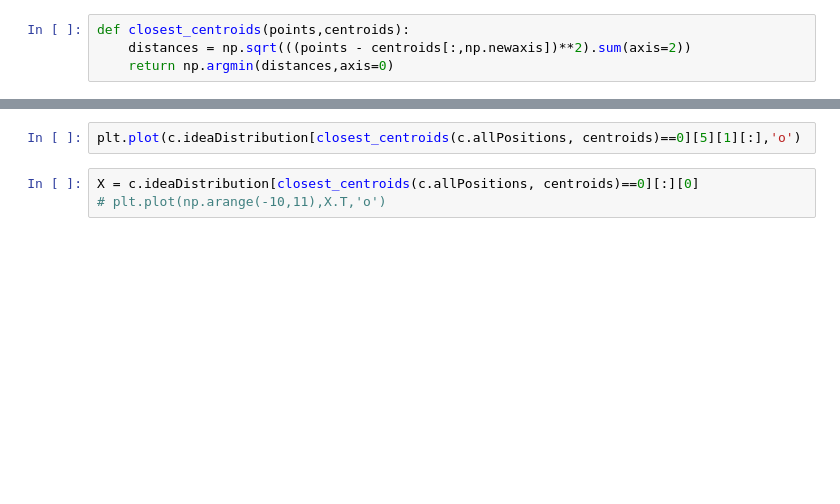
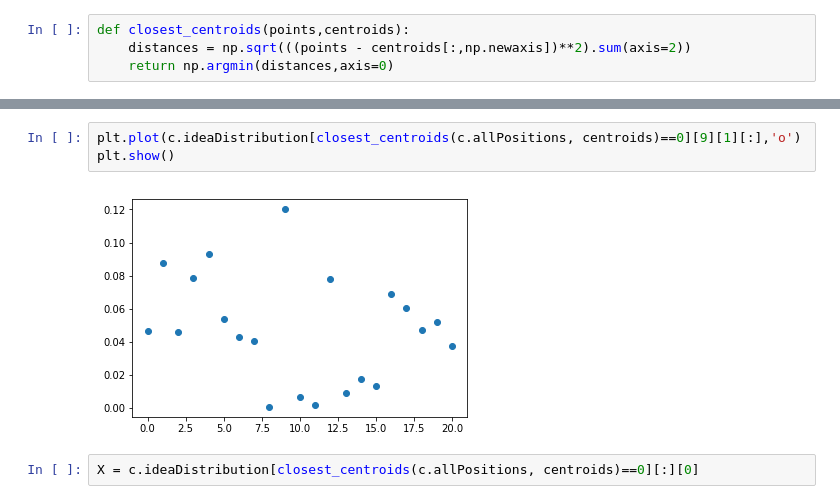
Before and after one commit to tcikezu/ideatransfer, a Jupyter notebook: simulate.ipynb, the cells around one changed output, grey strips where cells are left out. Cells and saved outputs as stored; diff of their text form; blank space fills up the shorter version.

```diff
--- a/simulate.ipynb
+++ b/simulate.ipynb
@@ -117,6 +93,8 @@ c.ideaDistribution[closest_centroids(c.allPositions,centroids)==0].shape
 # %%
-plt.plot(c.ideaDistribution[closest_centroids(c.allPositions, centroids)==0][5][1][:],'o')
+plt.plot(c.ideaDistribution[closest_centroids(c.allPositions, centroids)==0][9][1][:],'o')
+plt.show()
+# %% [output]
+[figure, added]
 # %%
 X = c.ideaDistribution[closest_centroids(c.allPositions, centroids)==0][:][0]
-# plt.plot(np.arange(-10,11),X.T,'o')
 # %%
```
Also changed, not shown: parts of 25 cells of this notebook, 15 other files.
